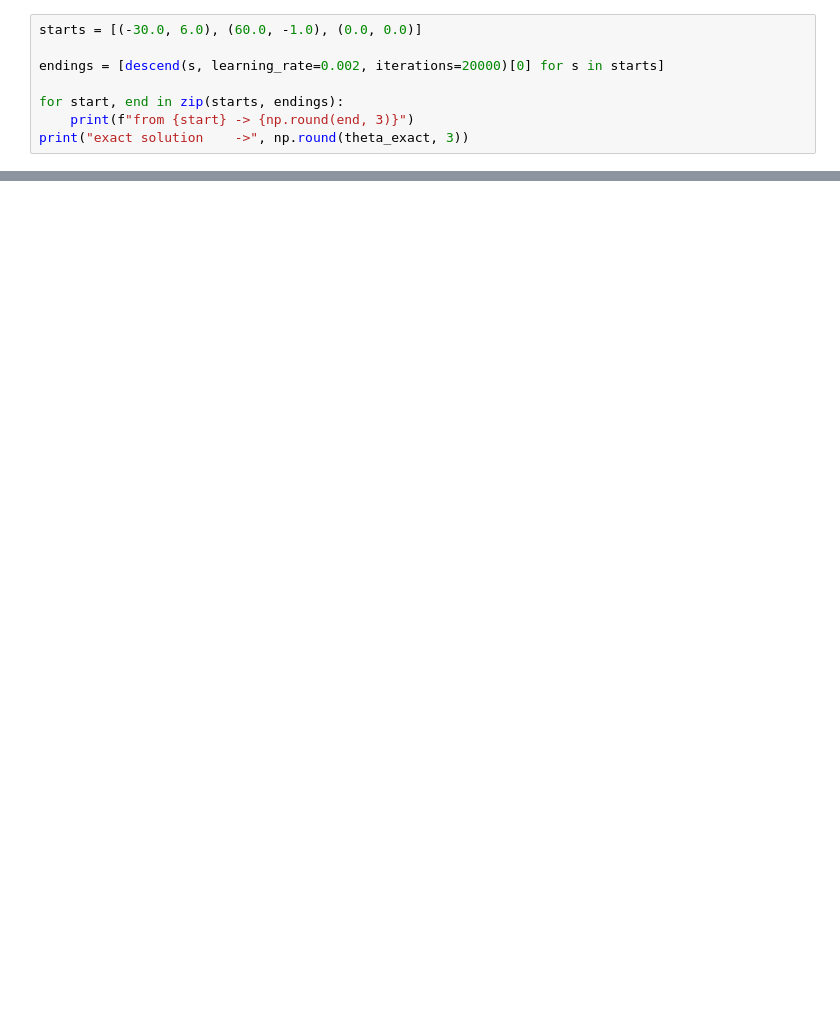
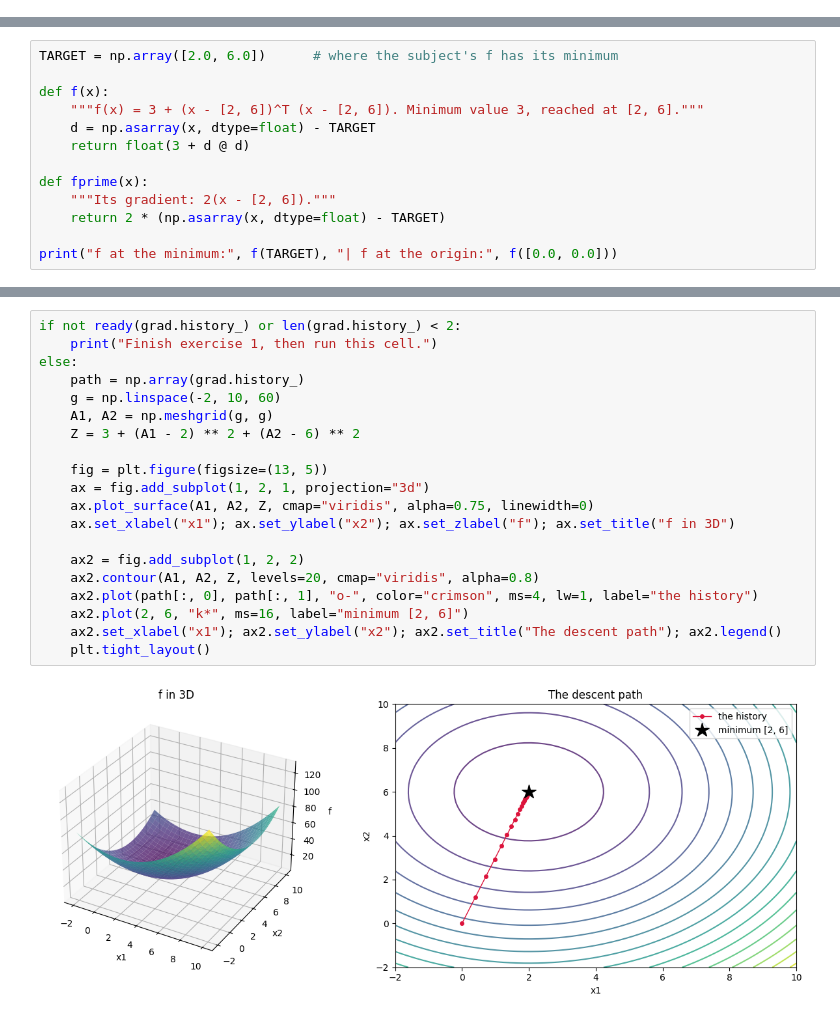
Before and after one commit to ezalos/Notebooks2Teach, a Jupyter notebook: workshops/my_linear_regression/solutions/02_gradient_descent_solved.ipynb, the cells around one changed output, grey strips where cells are left out. Cells and saved outputs as stored; diff of their text form; blank space fills up the shorter version.

```diff
--- a/workshops/my_linear_regression/solutions/02_gradient_descent_solved.ipynb
+++ b/workshops/my_linear_regression/solutions/02_gradient_descent_solved.ipynb
@@ -252,8 +0,0 @@ compare where they end up.
-# %%
-starts = [(-30.0, 6.0), (60.0, -1.0), (0.0, 0.0)]
-
-endings = [descend(s, learning_rate=0.002, iterations=20000)[0] for s in starts]
-
-for start, end in zip(starts, endings):
-    print(f"from {start} -> {np.round(end, 3)}")
-print("exact solution    ->", np.round(theta_exact, 3))
@@ -304,0 +44,13 @@ subject — so that a bug shows up as a wrong answer you can recognise immediate
+# %%
+TARGET = np.array([2.0, 6.0])      # where the subject's f has its minimum
+
+def f(x):
+    """f(x) = 3 + (x - [2, 6])^T (x - [2, 6]). Minimum value 3, reached at [2, 6]."""
+    d = np.asarray(x, dtype=float) - TARGET
+    return float(3 + d @ d)
+
+def fprime(x):
+    """Its gradient: 2(x - [2, 6])."""
+    return 2 * (np.asarray(x, dtype=float) - TARGET)
+
+print("f at the minimum:", f(TARGET), "| f at the origin:", f([0.0, 0.0]))
@@ -304,0 +170,22 @@ subject — so that a bug shows up as a wrong answer you can recognise immediate
+# %%
+if not ready(grad.history_) or len(grad.history_) < 2:
+    print("Finish exercise 1, then run this cell.")
+else:
+    path = np.array(grad.history_)
+    g = np.linspace(-2, 10, 60)
+    A1, A2 = np.meshgrid(g, g)
+    Z = 3 + (A1 - 2) ** 2 + (A2 - 6) ** 2
+
+    fig = plt.figure(figsize=(13, 5))
+    ax = fig.add_subplot(1, 2, 1, projection="3d")
+    ax.plot_surface(A1, A2, Z, cmap="viridis", alpha=0.75, linewidth=0)
+    ax.set_xlabel("x1"); ax.set_ylabel("x2"); ax.set_zlabel("f"); ax.set_title("f in 3D")
+
+    ax2 = fig.add_subplot(1, 2, 2)
+    ax2.contour(A1, A2, Z, levels=20, cmap="viridis", alpha=0.8)
+    ax2.plot(path[:, 0], path[:, 1], "o-", color="crimson", ms=4, lw=1, label="the history")
+    ax2.plot(2, 6, "k*", ms=16, label="minimum [2, 6]")
+    ax2.set_xlabel("x1"); ax2.set_ylabel("x2"); ax2.set_title("The descent path"); ax2.legend()
+    plt.tight_layout()
+# %% [output]
+[figure, added]
```
Also changed, not shown: parts of 38 cells of this notebook, 27 other files.
